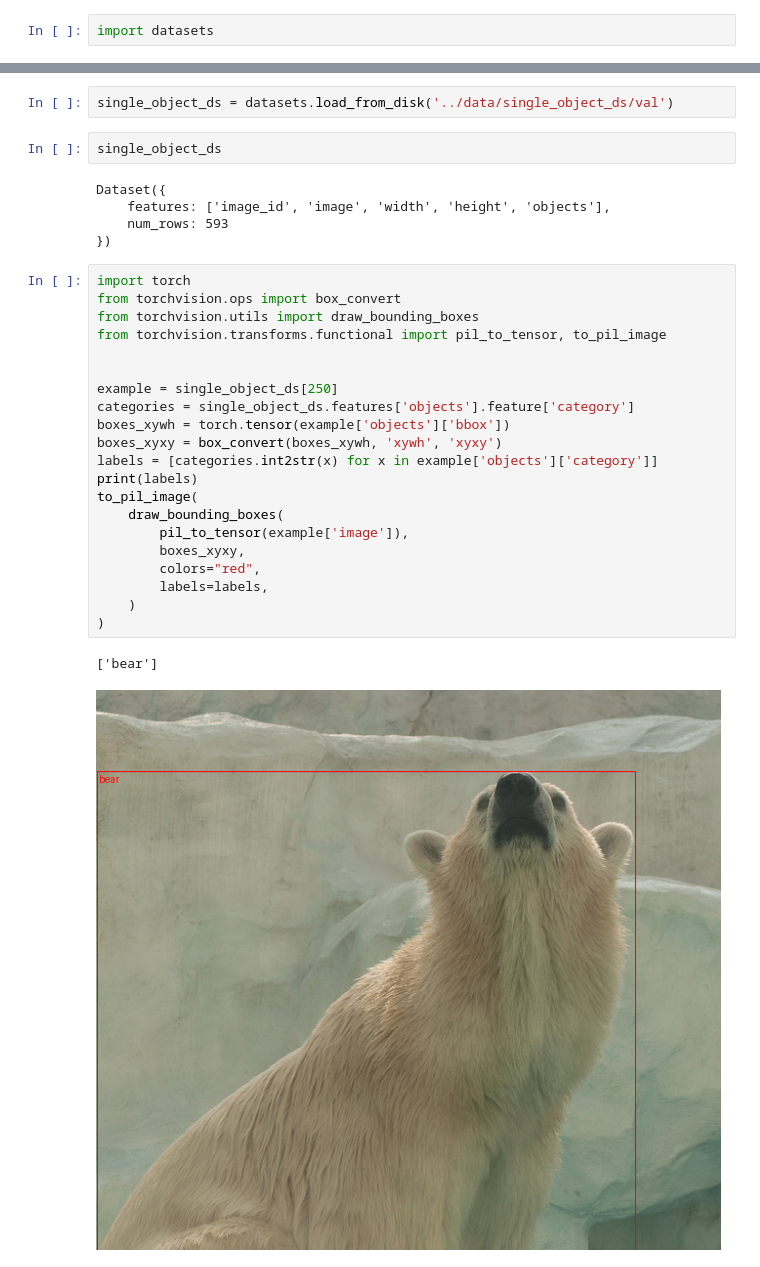
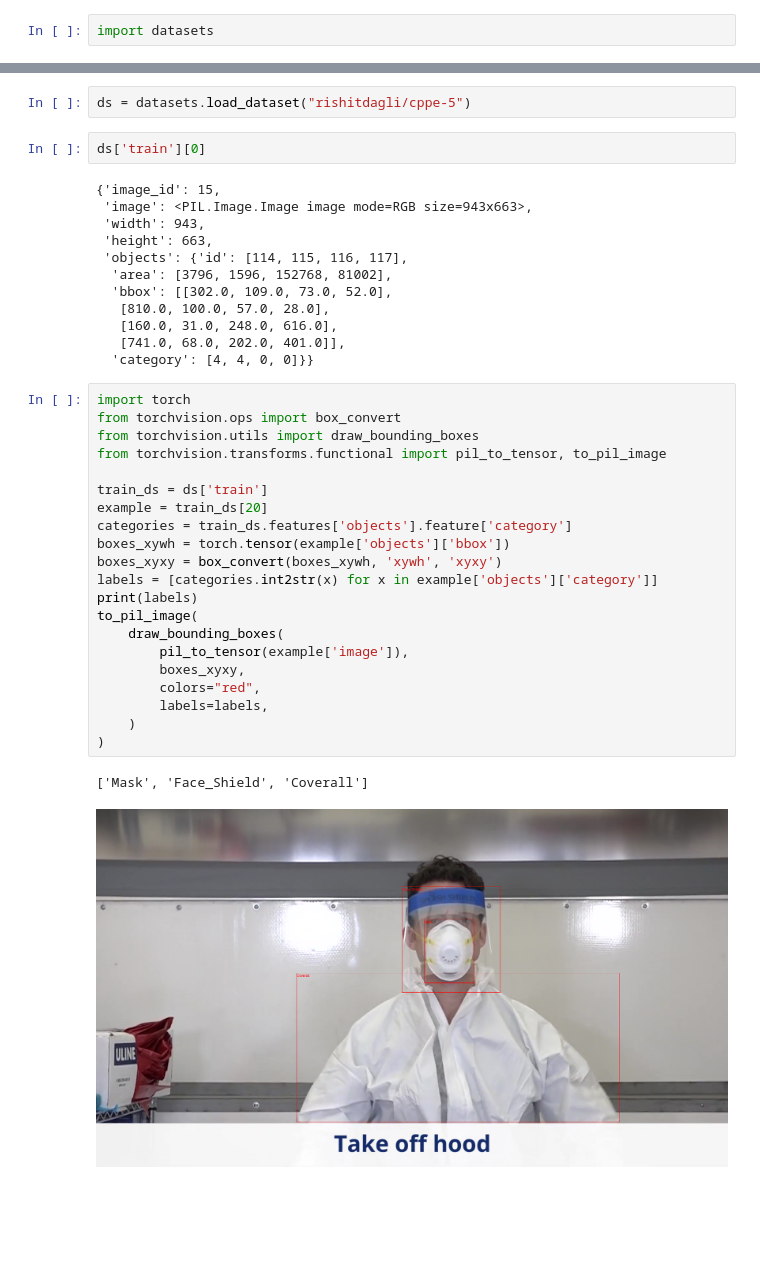
Before and after one commit to obj-det/faster-rcnn, a Jupyter notebook: src/main.ipynb, the cells around one changed output, grey strips where cells are left out. Saved outputs shown, nothing was run; the diff lists cells and outputs as text; blank space fills up the shorter version.

```diff
--- a/src/main.ipynb
+++ b/src/main.ipynb
@@ -210,33 +205,40 @@ import datasets
-# %%
-single_object_ds = datasets.load_from_disk('../data/single_object_ds/val')
-# %%
-single_object_ds
-# %% [output]
-Dataset({
-    features: ['image_id', 'image', 'width', 'height', 'objects'],
-    num_rows: 593
-})
+# %%
+ds = datasets.load_dataset("rishitdagli/cppe-5")
+# %%
+ds['train'][0]
+# %% [output]
+{'image_id': 15,
+ 'image': <PIL.Image.Image image mode=RGB size=943x663>,
+ 'width': 943,
+ 'height': 663,
+ 'objects': {'id': [114, 115, 116, 117],
+  'area': [3796, 1596, 152768, 81002],
+  'bbox': [[302.0, 109.0, 73.0, 52.0],
+   [810.0, 100.0, 57.0, 28.0],
+   [160.0, 31.0, 248.0, 616.0],
+   [741.0, 68.0, 202.0, 401.0]],
+  'category': [4, 4, 0, 0]}}
 # %%
 import torch
 from torchvision.ops import box_convert
 from torchvision.utils import draw_bounding_boxes
 from torchvision.transforms.functional import pil_to_tensor, to_pil_image
 
-
-example = single_object_ds[250]
-categories = single_object_ds.features['objects'].feature['category']
+train_ds = ds['train']
+example = train_ds[20]
+categories = train_ds.features['objects'].feature['category']
 boxes_xywh = torch.tensor(example['objects']['bbox'])
 boxes_xyxy = box_convert(boxes_xywh, 'xywh', 'xyxy')
 labels = [categories.int2str(x) for x in example['objects']['category']]
 print(labels)
 to_pil_image(
     draw_bounding_boxes(
         pil_to_tensor(example['image']),
         boxes_xyxy,
         colors="red",
         labels=labels,
     )
 )
 # %% [output]
-['bear']
+['Mask', 'Face_Shield', 'Coverall']
-[figure, old version]
+[figure, new version]
```
Also changed, not shown: parts of 11 cells of this notebook.
